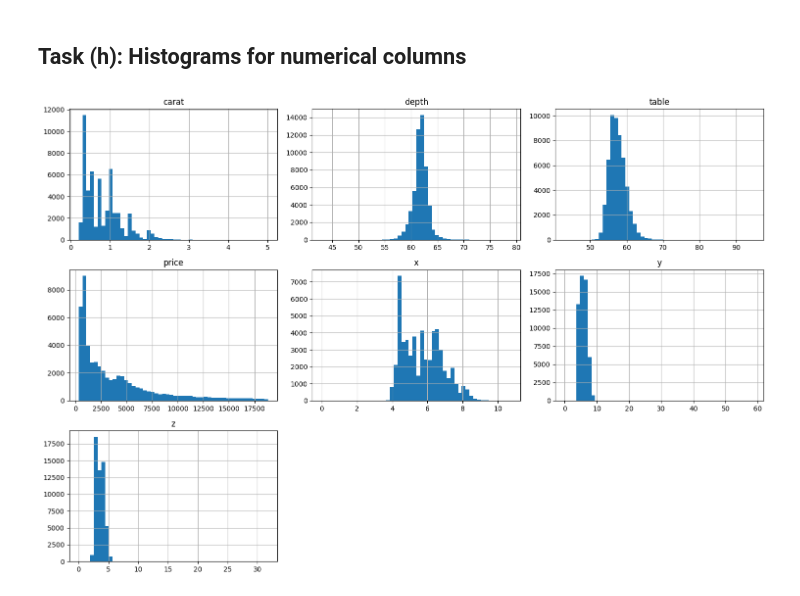
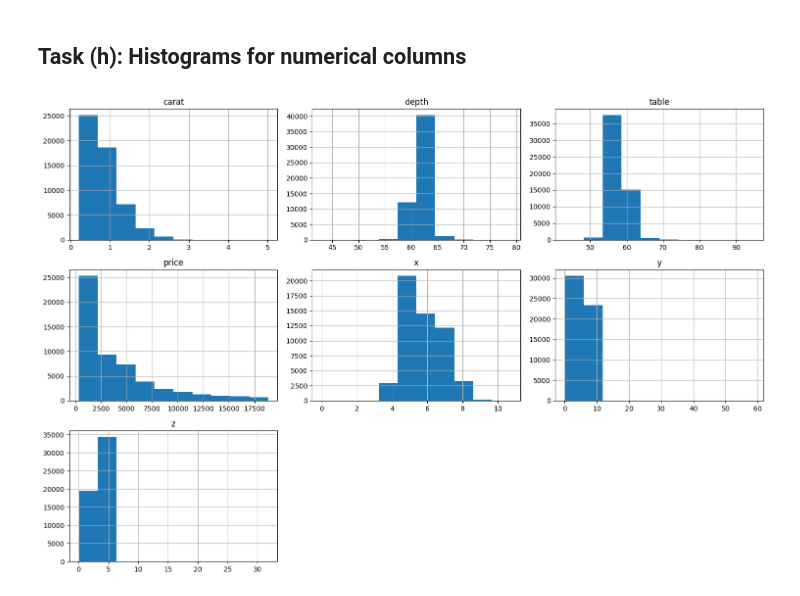
Before and after one commit to nam-ruto/cs-4410-26T3, a Jupyter notebook: hw1/hw1.ipynb, the cells around one changed output. Saved outputs shown, nothing was run; the diff lists cells and outputs as text; code cells hidden in the pictures.

Commit message:
fix(hw1): Update execution count and modify histogram bins in Jupyter notebook

```diff
--- a/hw1/hw1.ipynb
+++ b/hw1/hw1.ipynb
@@ -120,10 +120,10 @@ CLARITY unique values (8):
 # %%
 # Enable matplotlib support in IPython
 %matplotlib inline
 
 # Create histograms for all numerical columns
-df[numerical_cols].hist(figsize=(15, 10), bins=50)
+df[numerical_cols].hist(figsize=(15, 10))
 plt.tight_layout()
 plt.show()
 # %% [output]
-[figure, old version]
+[figure, new version]
```
